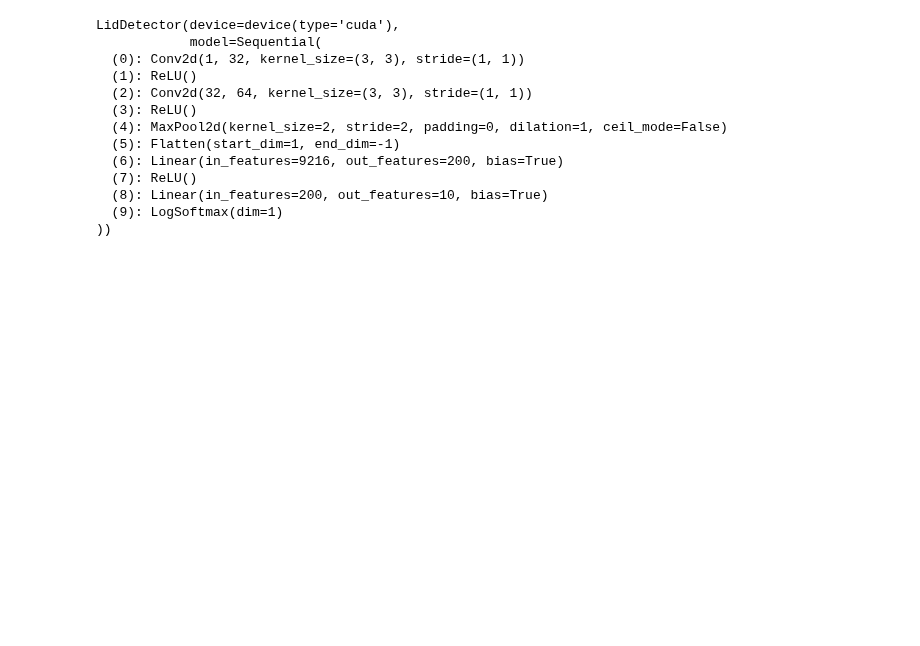
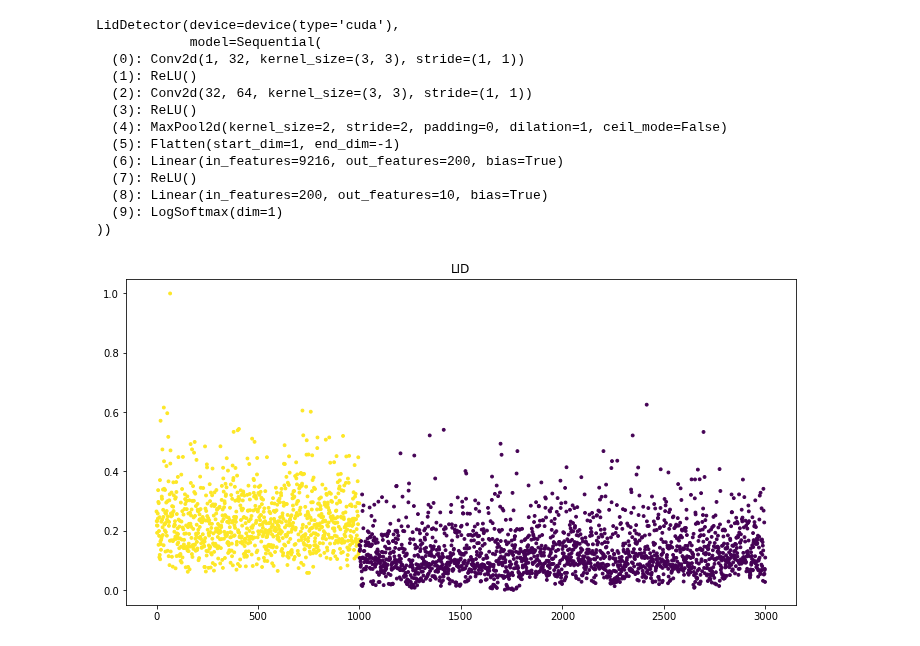
Before and after one commit to changx03/baard_exp2, a Jupyter notebook: lid_pipeline_demo.ipynb, the cells around one changed output. Drawn from its saved outputs; the diff is of its cells as text; code cells hidden in the pictures; blank space fills up the shorter version.

```diff
--- a/lid_pipeline_demo.ipynb
+++ b/lid_pipeline_demo.ipynb
@@ -350,6 +352,13 @@ LidDetector(device=device(type='cuda'),
   (8): Linear(in_features=200, out_features=10, bias=True)
   (9): LogSoftmax(dim=1)
 ))
+# %%
+plt.figure(figsize=(12, 6))
+plt.scatter(np.arange(len(detector.characteristics_)), detector.characteristics_[:,-1], c=labels, s=8)
+plt.title('LID')
+plt.show()
+# %% [output]
+[figure, added]
 # %%
 pred = detector.predict(X_test)
 # %%
```
Also changed, not shown: parts of 19 cells of this notebook, 2 other files.
